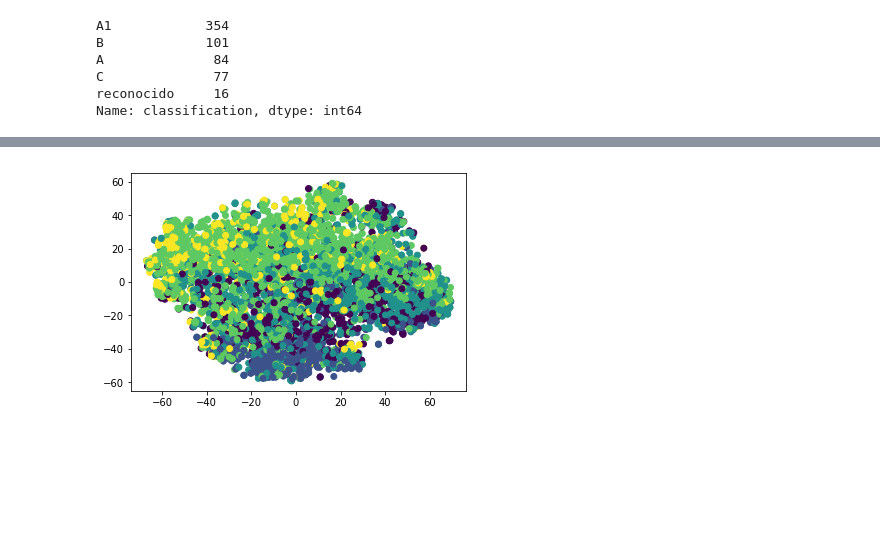
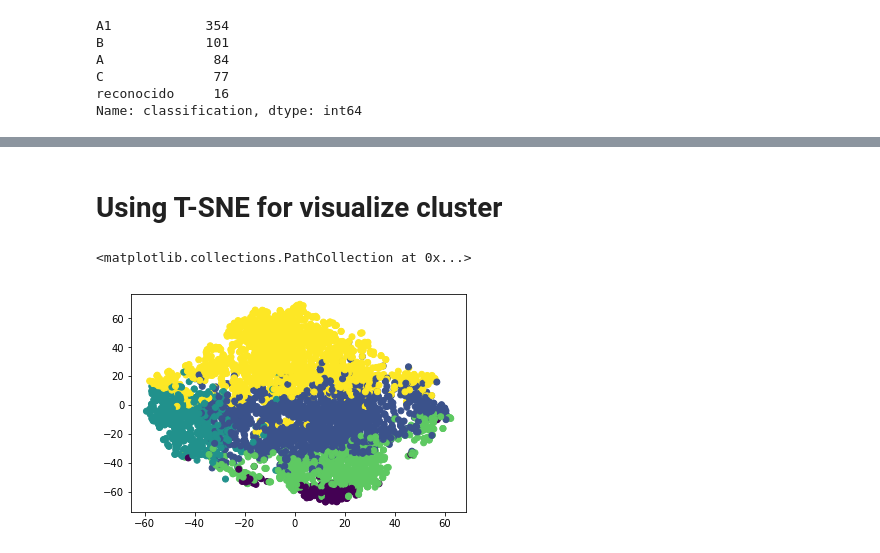
Before and after one commit to leiverandres/grupvis-bk, a Jupyter notebook: script/clustering/exploring_data.ipynb, the cells around one changed output, grey strips where cells are left out. Saved outputs shown, nothing was run; the diff lists cells and outputs as text; code cells hidden in the pictures; blank space fills up the shorter version.

Commit message:
Updating clustering notebook

```diff
--- a/script/clustering/exploring_data.ipynb
+++ b/script/clustering/exploring_data.ipynb
@@ -104,0 +109,8 @@ Name: classification, dtype: int64
+# %%
+mini_kmeans = MiniBatchKMeans(n_clusters=5)
+# %%
+mini_kmeans = mini_kmeans.fit(X)
+# %%
+pred = mini_kmeans.predict(X)
+out_df = pd.DataFrame({'label': pred})
+out_df.head()
@@ -105,15 +178,16 @@ Name: classification, dtype: int64
+# %% [markdown]
+# Using T-SNE for visualize cluster
 # %%
 from sklearn.manifold import TSNE
 # %%
-model = TSNE(learning_rate=100)
+model = TSNE(learning_rate=100, n_components=3)
 # %%
 transformed = model.fit_transform(X)
 # %%
 x_axis = transformed[:, 0]
 y_axis = transformed[:, 1]
-df['classification'] = df['classification'].astype('category')
-df['classification'] = df['classification'].cat.codes
-plt.scatter(x_axis, y_axis, c=df['classification'])
-plt.show()
+z_axis = transformed
+plt.scatter(x_axis, y_axis, c=out_df['label'])
 # %% [output]
+<matplotlib.collections.PathCollection at 0x...>
-[figure, old version]
+[figure, new version]
```
Also changed, not shown: parts of 17 cells of this notebook.
